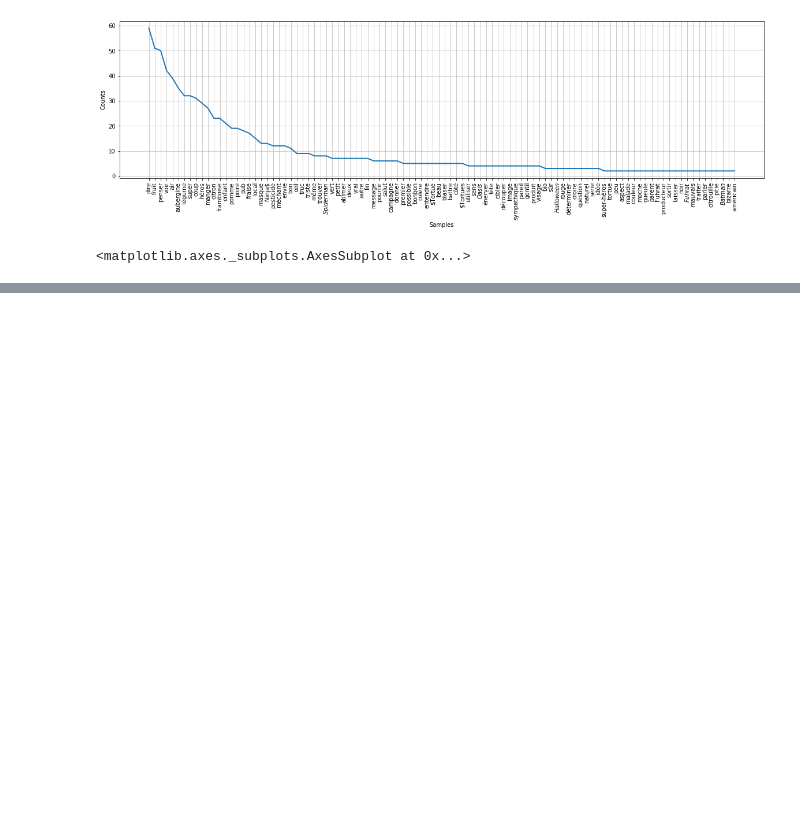
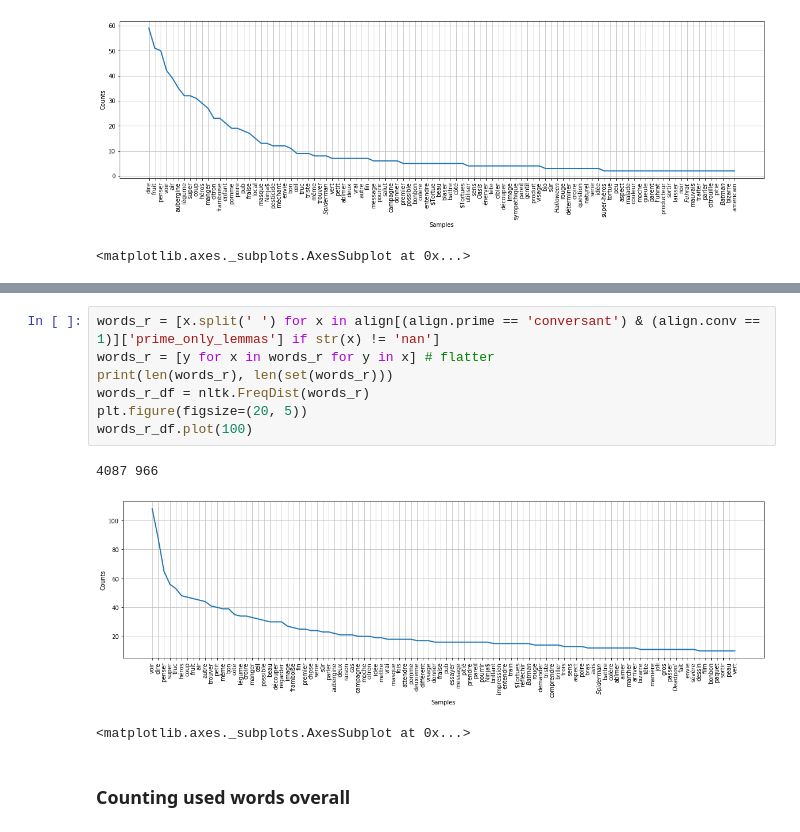
Before and after one commit to Neako/physsocial-summarydata, a Jupyter notebook: data_analysis/_ipynb/test_statistics.ipynb, the cells around one changed output, grey strips where cells are left out. Cells and saved outputs as stored; diff of their text form; blank space fills up the shorter version.

```diff
--- a/data_analysis/_ipynb/test_statistics.ipynb
+++ b/data_analysis/_ipynb/test_statistics.ipynb
@@ -315,0 +331,13 @@ nltk.FreqDist(list(set(words_r) - set(words_h))).plot()
+# %%
+words_r = [x.split(' ') for x in align[(align.prime == 'conversant') & (align.conv == 1)]['prime_only_lemmas'] if str(x) != 'nan']
+words_r = [y for x in words_r for y in x] # flatter
+print(len(words_r), len(set(words_r)))
+words_r_df = nltk.FreqDist(words_r)
+plt.figure(figsize=(20, 5))
+words_r_df.plot(100)
+# %% [output]
+4087 966
+[figure, added]
+<matplotlib.axes._subplots.AxesSubplot at 0x...>
+# %% [markdown]
+### Counting used words overall
```
Also changed, not shown: parts of 10 cells of this notebook, 1 other file.
